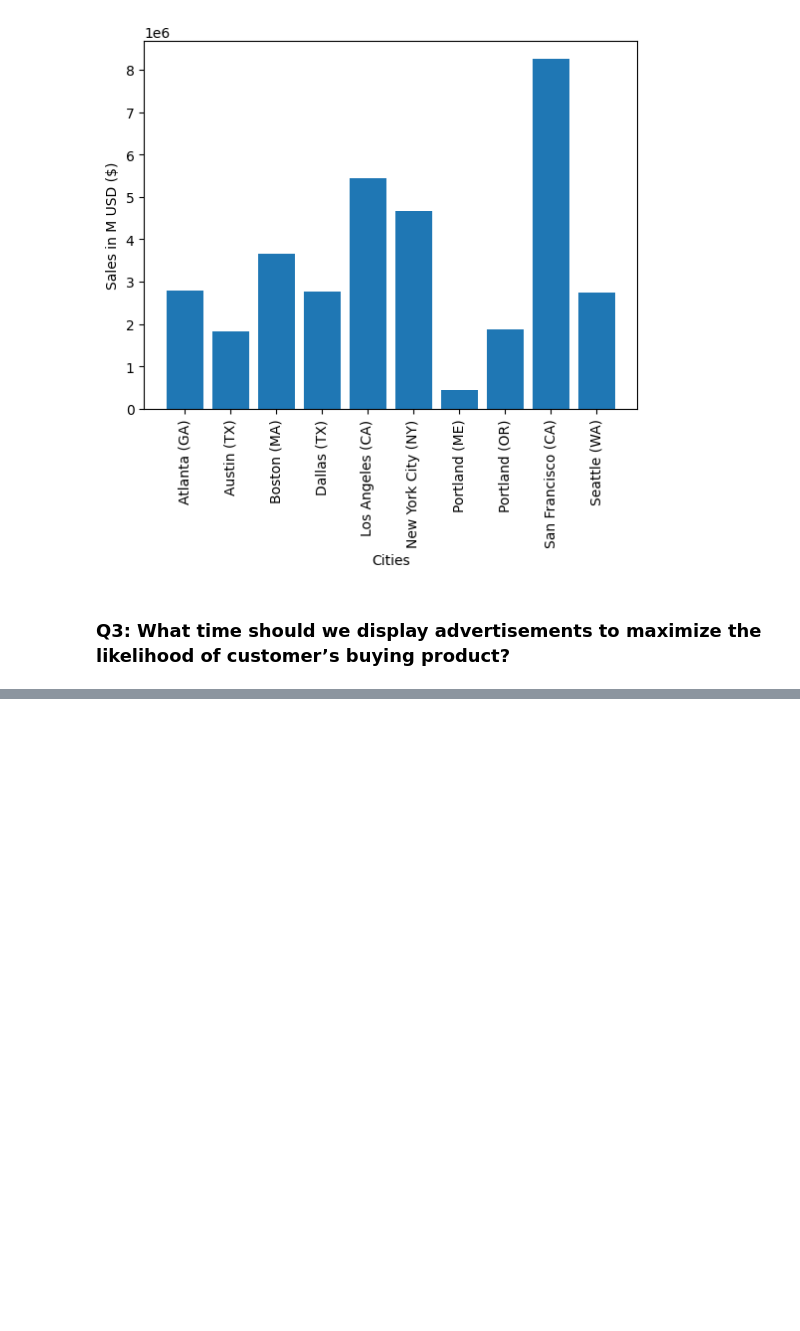
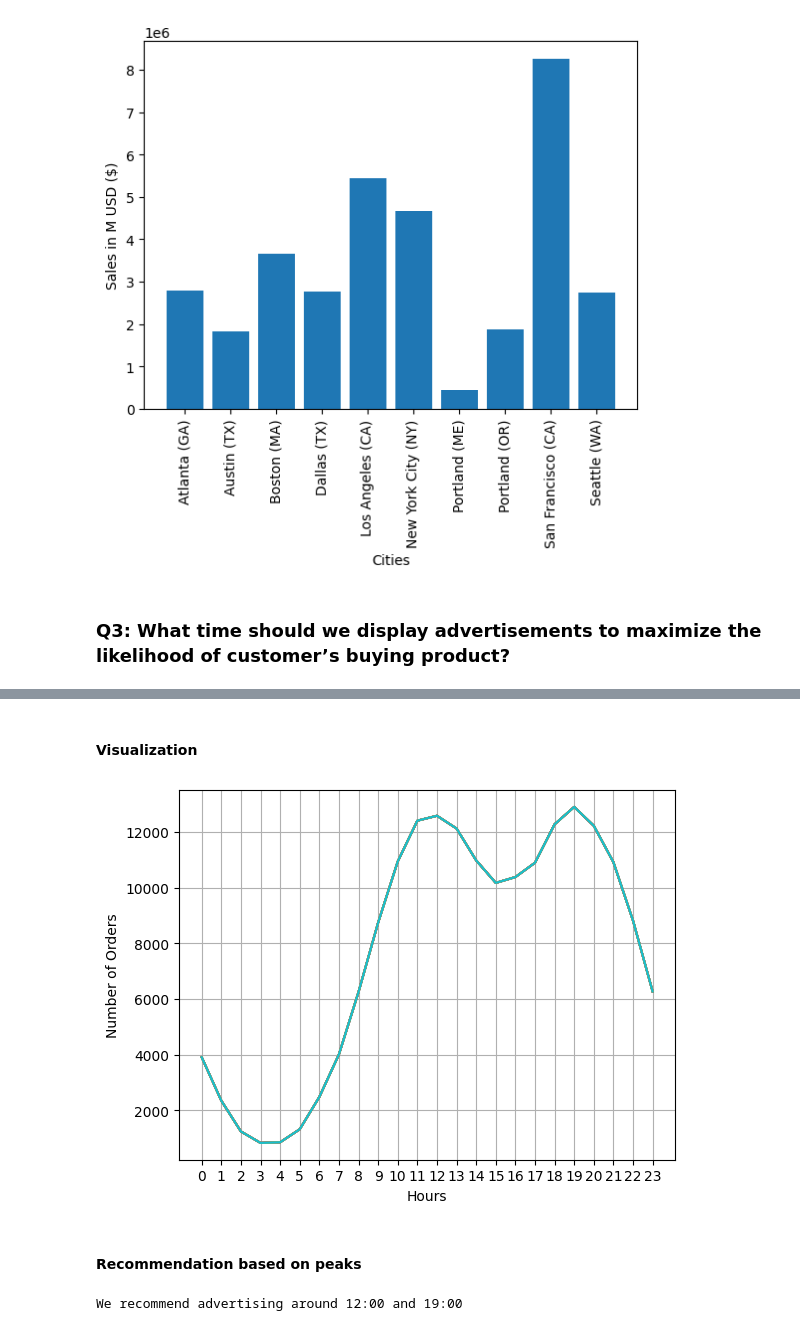
Before and after one commit to cocimano/-ProjectsAndPractice-, a Jupyter notebook: Projects-Data Science/Sales Data/Pandas-Data-Science-Tasks-master/SalesAnalysis/MyAnalysis.ipynb, the cells around one changed output, grey strips where cells are left out. Saved outputs shown, nothing was run; the diff lists cells and outputs as text; code cells hidden in the pictures; blank space fills up the shorter version.

```diff
--- a/Projects-Data Science/Sales Data/Pandas-Data-Science-Tasks-master/SalesAnalysis/MyAnalysis.ipynb
+++ b/Projects-Data Science/Sales Data/Pandas-Data-Science-Tasks-master/SalesAnalysis/MyAnalysis.ipynb
@@ -158,0 +162,2 @@ plt.show()
+# %%
+all_data.loc[:,'Order Date'] = pd.to_datetime(all_data['Order Date'])
@@ -158,0 +166,4 @@ plt.show()
+# %%
+all_data['Hour'] = all_data['Order Date'].dt.hour
+all_data['Minute'] = all_data['Order Date'].dt.minute
+all_data.head()
@@ -158,0 +177,33 @@ plt.show()
+# %% [markdown]
+#### Visualization
+# %%
+hours = [hour for hour, df in all_data.groupby('Hour')]
+plt.plot(hours, all_data.groupby(['Hour']).count())
+plt.xticks(hours)
+plt.xlabel('Hours')
+plt.ylabel('Number of Orders')
+plt.grid()
+plt.show()
+# %% [output]
+[figure, added]
+# %% [markdown]
+#### Recommendation based on peaks
+# %%
+# Group the data by 'Hour' and count the number of orders
+orders_by_hour = all_data.groupby(['Hour'])['Order ID'].count()
+
+# Find the indices of all peaks
+indices = find_peaks(orders_by_hour.values)[0]
+
+# Get the hours corresponding to the peaks
+peak_hours = orders_by_hour.index[indices]
+
+# If there are more than two peaks, get the hours for the two highest peaks
+if len(peak_hours) > 2:
+    peak_values = orders_by_hour.values[indices]
+    peak_hours = peak_hours[np.argsort(peak_values)[-2:]]
+
+peak_hours = np.sort(peak_hours)
+print(f"We recommend advertising around {peak_hours[0]}:00 and {peak_hours[1]}:00")
+# %% [output]
+We recommend advertising around 12:00 and 19:00
```
Also changed, not shown: parts of 15 cells of this notebook.
